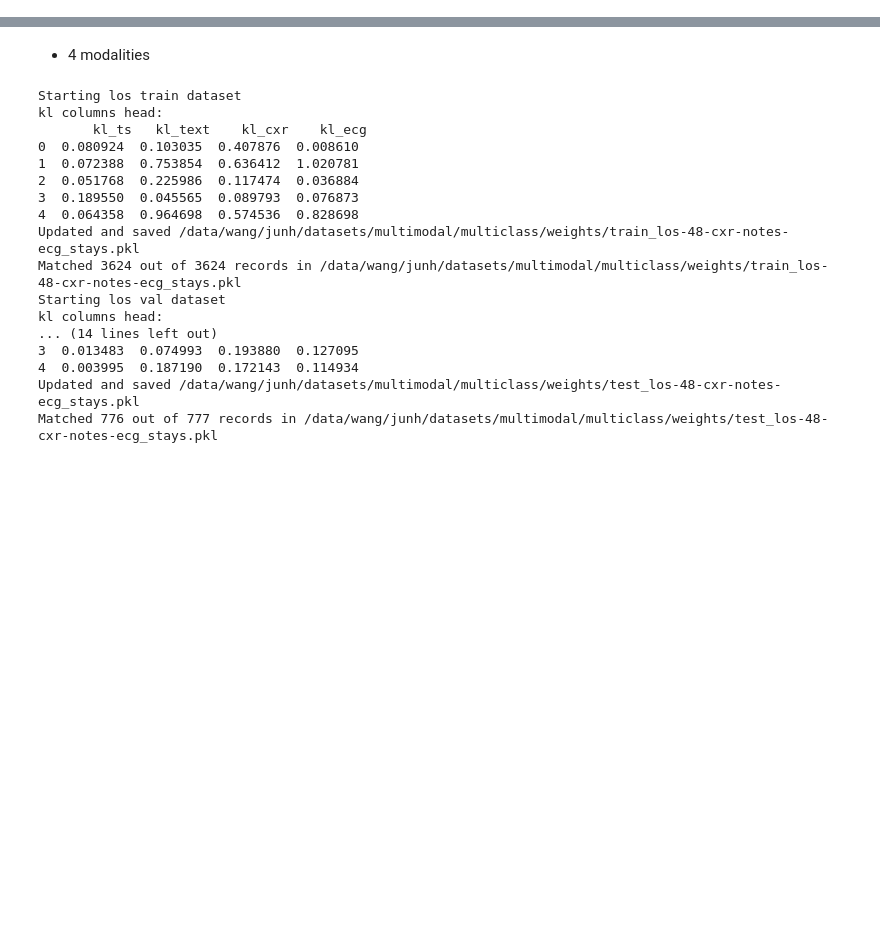
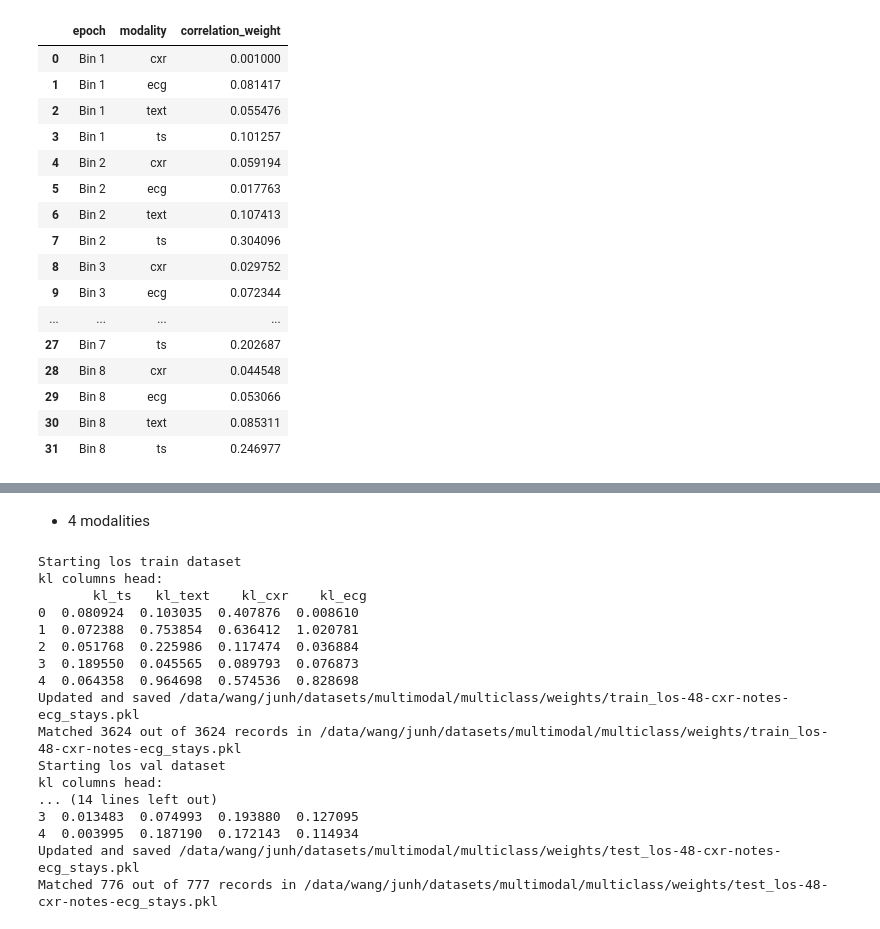
Before and after one commit to JuneHou/Multimodal-Transformer, a Jupyter notebook: Analysis/continuous_weights.ipynb, the cells around one changed output, grey strips where cells are left out. Cells and saved outputs as stored; diff of their text form; code cells hidden in the pictures; blank space fills up the shorter version.

```diff
--- a/Analysis/continuous_weights.ipynb
+++ b/Analysis/continuous_weights.ipynb
@@ -15,0 +61,20 @@ from tqdm import tqdm
+# %%
+df_corr
+# %% [output]
+|  | epoch | modality | correlation_weight |
+| 0 | Bin 1 | cxr | 0.001000 |
+| 1 | Bin 1 | ecg | 0.081417 |
+| 2 | Bin 1 | text | 0.055476 |
+| 3 | Bin 1 | ts | 0.101257 |
+| 4 | Bin 2 | cxr | 0.059194 |
+| 5 | Bin 2 | ecg | 0.017763 |
+| 6 | Bin 2 | text | 0.107413 |
+| 7 | Bin 2 | ts | 0.304096 |
+| 8 | Bin 3 | cxr | 0.029752 |
+| 9 | Bin 3 | ecg | 0.072344 |
+| ... | ... | ... | ... |
+| 27 | Bin 7 | ts | 0.202687 |
+| 28 | Bin 8 | cxr | 0.044548 |
+| 29 | Bin 8 | ecg | 0.053066 |
+| 30 | Bin 8 | text | 0.085311 |
+| 31 | Bin 8 | ts | 0.246977 |
```
Also changed, not shown: parts of 13 cells of this notebook, 14 other files.
